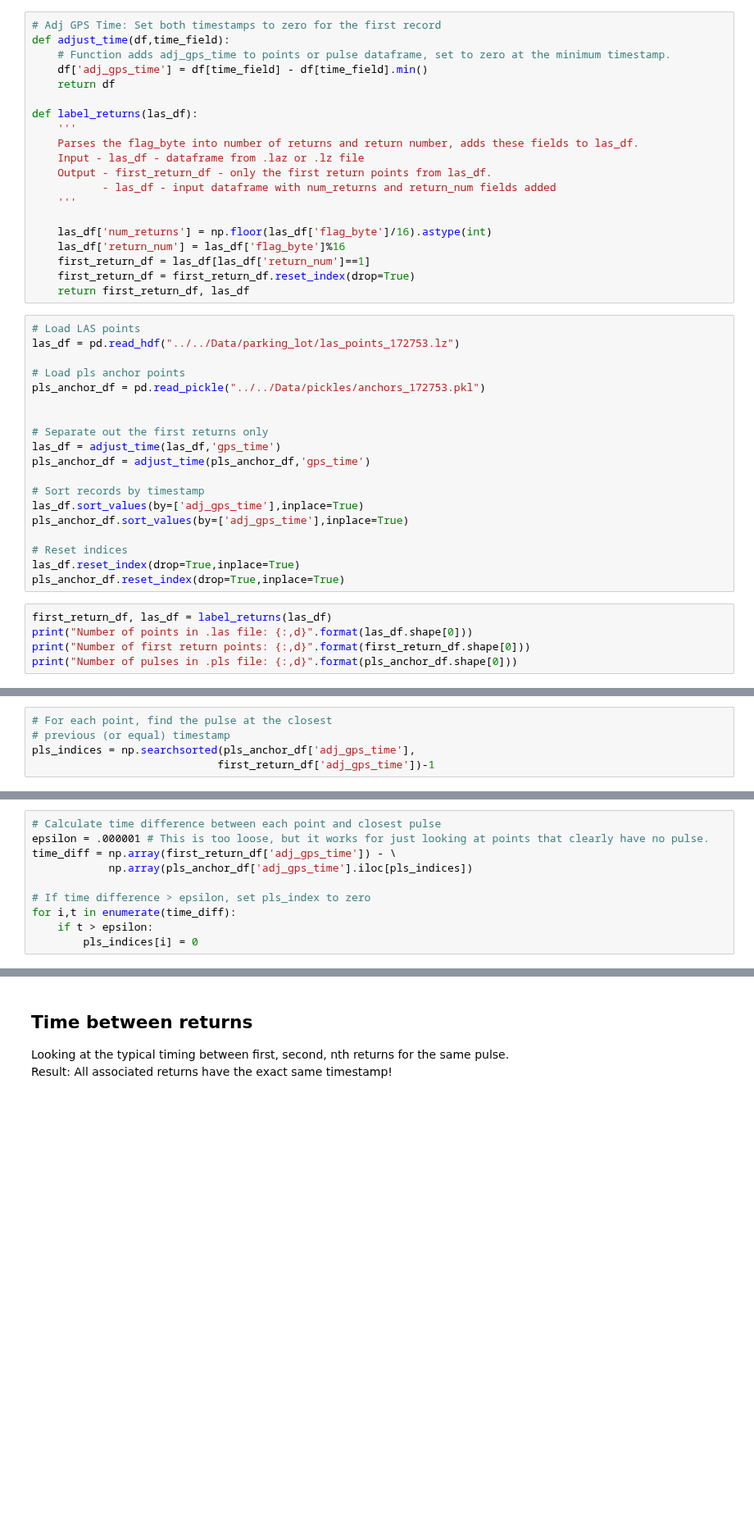
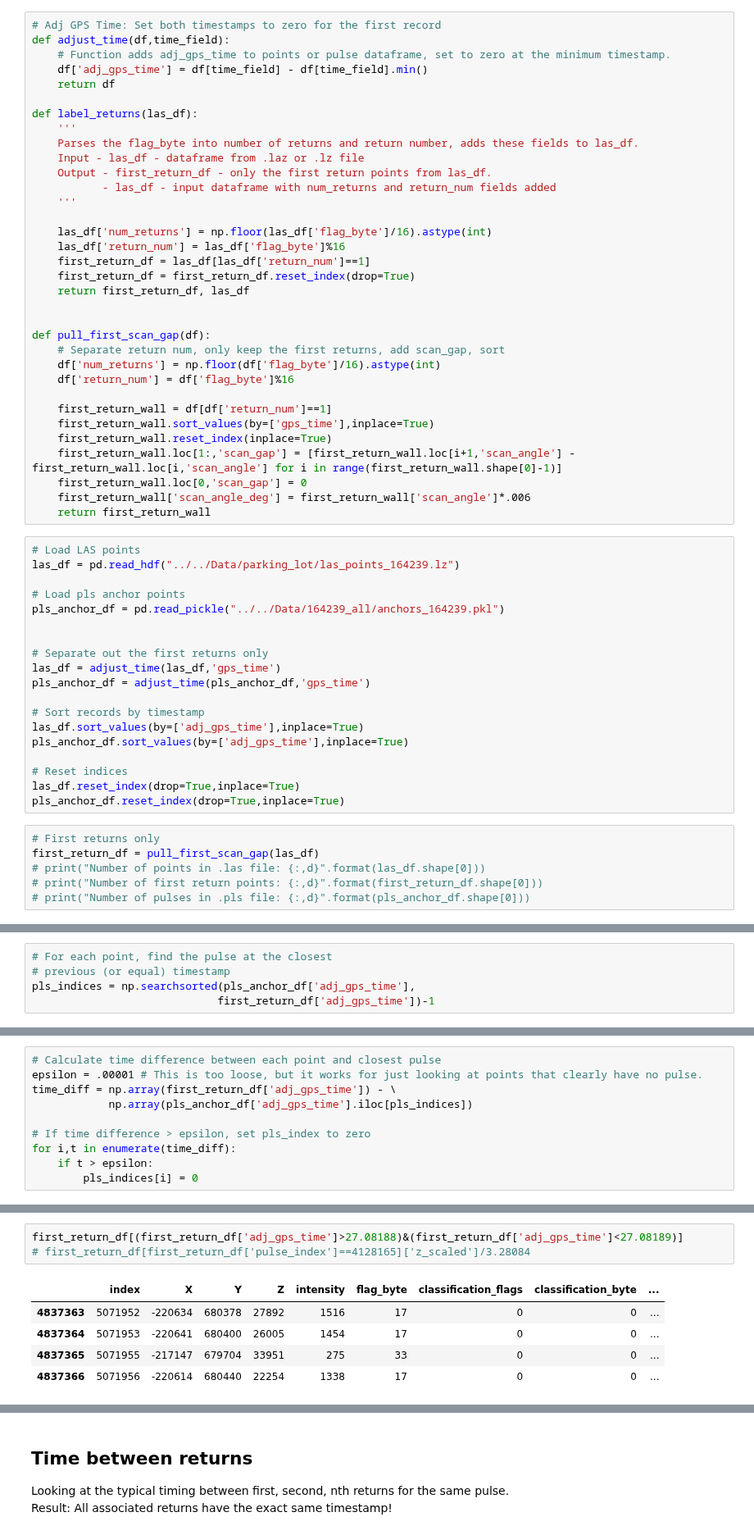
Before and after one commit to mihamerstan/lidar_metrics, a Jupyter notebook: notebooks/comparing_las_pls.ipynb, the cells around one changed output, grey strips where cells are left out. Shown at 82% size. Cells and saved outputs as stored; diff of their text form; blank space fills up the shorter version.

```diff
--- a/notebooks/comparing_las_pls.ipynb
+++ b/notebooks/comparing_las_pls.ipynb
@@ -33,12 +33,26 @@ def label_returns(las_df):
     first_return_df = las_df[las_df['return_num']==1]
     first_return_df = first_return_df.reset_index(drop=True)
     return first_return_df, las_df
+
+
+def pull_first_scan_gap(df):
+    # Separate return num, only keep the first returns, add scan_gap, sort
+    df['num_returns'] = np.floor(df['flag_byte']/16).astype(int)
+    df['return_num'] = df['flag_byte']%16
+
+    first_return_wall = df[df['return_num']==1]
+    first_return_wall.sort_values(by=['gps_time'],inplace=True)
+    first_return_wall.reset_index(inplace=True)
+    first_return_wall.loc[1:,'scan_gap'] = [first_return_wall.loc[i+1,'scan_angle'] - first_return_wall.loc[i,'scan_angle'] for i in range(first_return_wall.shape[0]-1)]
+    first_return_wall.loc[0,'scan_gap'] = 0
+    first_return_wall['scan_angle_deg'] = first_return_wall['scan_angle']*.006
+    return first_return_wall
 # %%
 # Load LAS points
-las_df = pd.read_hdf("../../Data/parking_lot/las_points_172753.lz")
+las_df = pd.read_hdf("../../Data/parking_lot/las_points_164239.lz")
 
 # Load pls anchor points
-pls_anchor_df = pd.read_pickle("../../Data/pickles/anchors_172753.pkl")
+pls_anchor_df = pd.read_pickle("../../Data/164239_all/anchors_164239.pkl")
 
 
 # Separate out the first returns only
@@ -53,7 +67,8 @@ pls_anchor_df.sort_values(by=['adj_gps_time'],inplace=True)
 las_df.reset_index(drop=True,inplace=True)
 pls_anchor_df.reset_index(drop=True,inplace=True)
 # %%
-first_return_df, las_df = label_returns(las_df)
-print("Number of points in .las file: {:,d}".format(las_df.shape[0]))
-print("Number of first return points: {:,d}".format(first_return_df.shape[0]))
-print("Number of pulses in .pls file: {:,d}".format(pls_anchor_df.shape[0]))
+# First returns only
+first_return_df = pull_first_scan_gap(las_df)
+# print("Number of points in .las file: {:,d}".format(las_df.shape[0]))
+# print("Number of first return points: {:,d}".format(first_return_df.shape[0]))
+# print("Number of pulses in .pls file: {:,d}".format(pls_anchor_df.shape[0]))
@@ -105,7 +152,7 @@ for i,pls in enumerate(pls_indices[1:]):
         pls_indices[i] = 0
 # %%
 # Calculate time difference between each point and closest pulse
-epsilon = .000001 # This is too loose, but it works for just looking at points that clearly have no pulse.
+epsilon = .00001 # This is too loose, but it works for just looking at points that clearly have no pulse.
 time_diff = np.array(first_return_df['adj_gps_time']) - \
             np.array(pls_anchor_df['adj_gps_time'].iloc[pls_indices])
 
@@ -127,0 +271,9 @@ print("Fraction of points without a corresponding pulse: {:2.4f}".format(sum(pls
+# %%
+first_return_df[(first_return_df['adj_gps_time']>27.08188)&(first_return_df['adj_gps_time']<27.08189)]
+# first_return_df[first_return_df['pulse_index']==4128165]['z_scaled']/3.28084
+# %% [output]
+|  | index | X | Y | Z | intensity | flag_byte | classification_flags | classification_byte | ... |
+| 4837363 | 5071952 | -220634 | 680378 | 27892 | 1516 | 17 | 0 | 0 | ... |
+| 4837364 | 5071953 | -220641 | 680400 | 26005 | 1454 | 17 | 0 | 0 | ... |
+| 4837365 | 5071955 | -217147 | 679704 | 33951 | 275 | 33 | 0 | 0 | ... |
+| 4837366 | 5071956 | -220614 | 680440 | 22254 | 1338 | 17 | 0 | 0 | ... |
```
Also changed, not shown: parts of 31 cells of this notebook, 3 other files.
